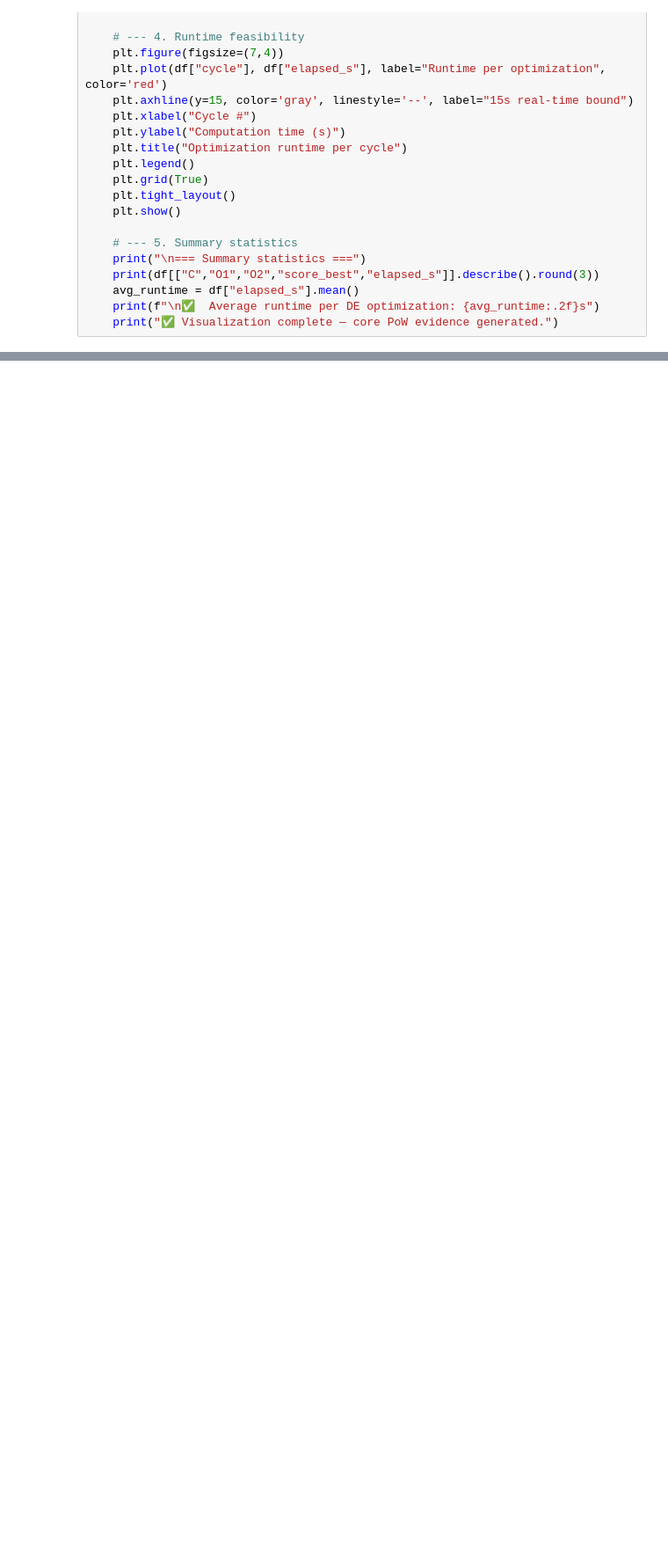
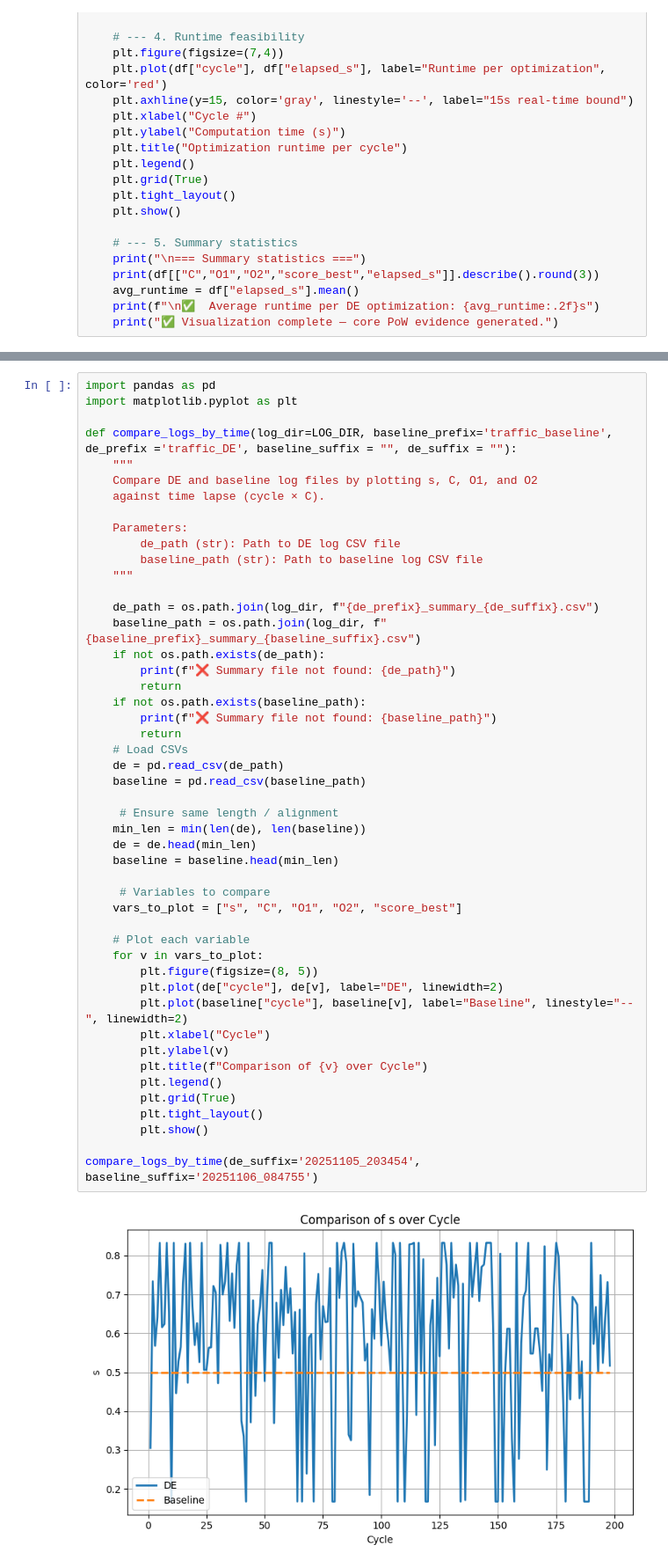
Before and after one commit to Kaos1105/EA_traffic_control, a Jupyter notebook: controller.ipynb, the cells around one changed output, grey strips where cells are left out. Shown at 88% size. Drawn from its saved outputs; the diff is of its cells as text; blank space fills up the shorter version.

```diff
--- a/controller.ipynb
+++ b/controller.ipynb
@@ -534,0 +534,50 @@ def baseline_simulation(fixed_s=0.5, fixed_C=90, total_cycles=325):
+# %%
+import pandas as pd
+import matplotlib.pyplot as plt
+
+def compare_logs_by_time(log_dir=LOG_DIR, baseline_prefix='traffic_baseline', de_prefix ='traffic_DE', baseline_suffix = "", de_suffix = ""):
+    """
+    Compare DE and baseline log files by plotting s, C, O1, and O2
+    against time lapse (cycle × C).
+
+    Parameters:
+        de_path (str): Path to DE log CSV file
+        baseline_path (str): Path to baseline log CSV file
+    """
+
+    de_path = os.path.join(log_dir, f"{de_prefix}_summary_{de_suffix}.csv")
+    baseline_path = os.path.join(log_dir, f"{baseline_prefix}_summary_{baseline_suffix}.csv")
+    if not os.path.exists(de_path):
+        print(f"❌ Summary file not found: {de_path}")
+        return
+    if not os.path.exists(baseline_path):
+        print(f"❌ Summary file not found: {baseline_path}")
+        return
+    # Load CSVs
+    de = pd.read_csv(de_path)
+    baseline = pd.read_csv(baseline_path)
+
+     # Ensure same length / alignment
+    min_len = min(len(de), len(baseline))
+    de = de.head(min_len)
+    baseline = baseline.head(min_len)
+
+     # Variables to compare
+    vars_to_plot = ["s", "C", "O1", "O2", "score_best"]
+
+    # Plot each variable
+    for v in vars_to_plot:
+        plt.figure(figsize=(8, 5))
+        plt.plot(de["cycle"], de[v], label="DE", linewidth=2)
+        plt.plot(baseline["cycle"], baseline[v], label="Baseline", linestyle="--", linewidth=2)
+        plt.xlabel("Cycle")
+        plt.ylabel(v)
+        plt.title(f"Comparison of {v} over Cycle")
+        plt.legend()
+        plt.grid(True)
+        plt.tight_layout()
+        plt.show()
+
+compare_logs_by_time(de_suffix='20251105_203454', baseline_suffix='20251106_084755')
+# %% [output]
+[figure, added]
```
Also changed, not shown: parts of 9 cells of this notebook.
